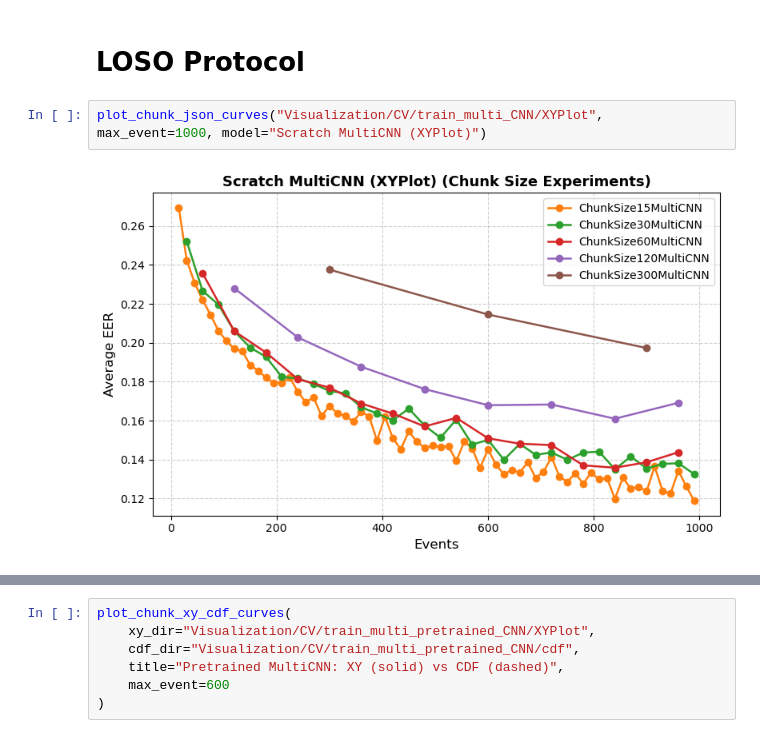
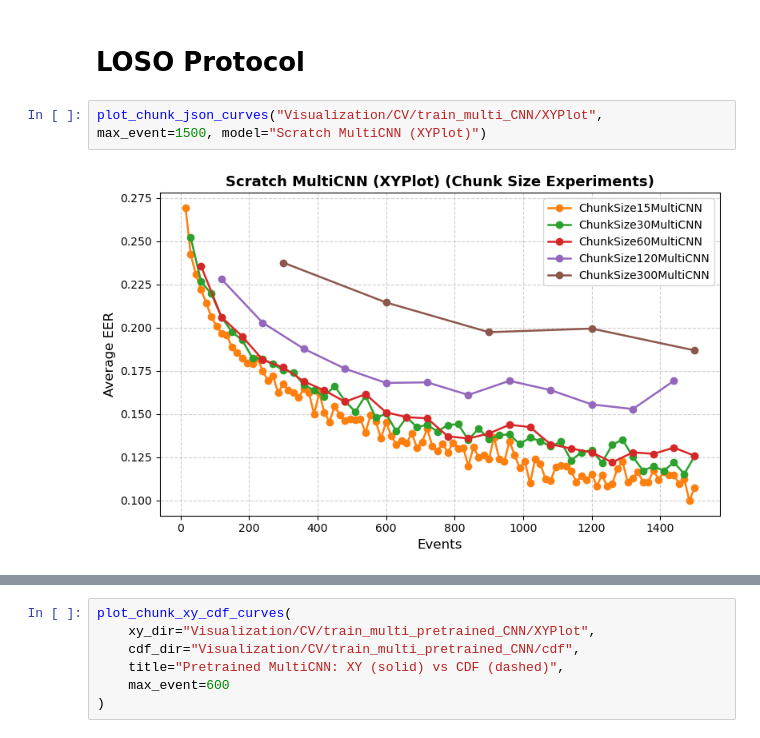
Before and after one commit to S-lijun/Mouse_Dynamics, a Jupyter notebook: Results.ipynb, the cells around one changed output, grey strips where cells are left out. Cells and saved outputs as stored; diff of their text form.

```diff
--- a/Results.ipynb
+++ b/Results.ipynb
@@ -506,6 +506,6 @@ plot_chunk_xy_cdf_curves(
 # %% [markdown]
 # LOSO Protocol
 # %%
-plot_chunk_json_curves("Visualization/CV/train_multi_CNN/XYPlot", max_event=1000, model="Scratch MultiCNN (XYPlot)")
+plot_chunk_json_curves("Visualization/CV/train_multi_CNN/XYPlot", max_event=1500, model="Scratch MultiCNN (XYPlot)")
 # %% [output]
-[figure, old version]
+[figure, new version]
```
Also changed, not shown: parts of 1 cell of this notebook, 5 other files.
